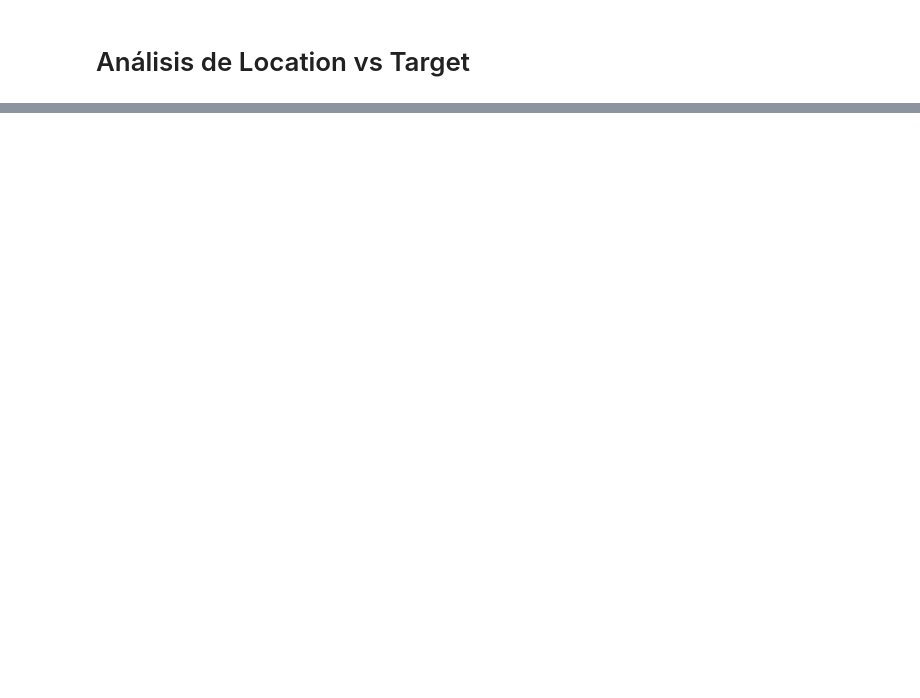
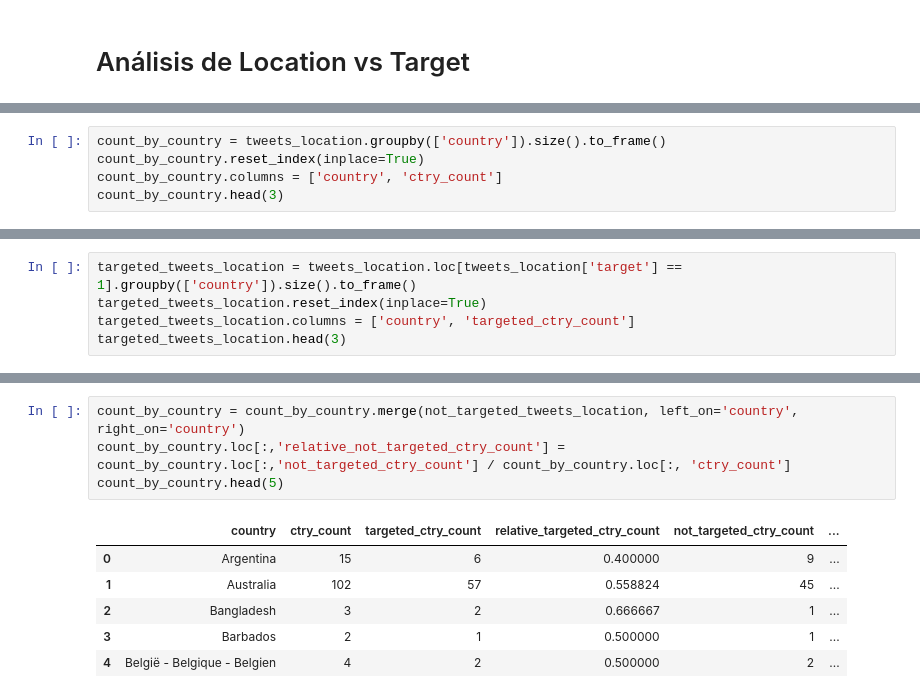
Before and after one commit to danielacarrero/orga-datos, a Jupyter notebook: TP1/analysis.ipynb, the cells around one changed output, grey strips where cells are left out. Drawn from its saved outputs; the diff is of its cells as text; blank space fills up the shorter version.

```diff
--- a/TP1/analysis.ipynb
+++ b/TP1/analysis.ipynb
@@ -347,0 +340,5 @@ g.legend(loc='upper left')
+# %%
+count_by_country = tweets_location.groupby(['country']).size().to_frame()
+count_by_country.reset_index(inplace=True)
+count_by_country.columns = ['country', 'ctry_count']
+count_by_country.head(3)
@@ -347,0 +350,5 @@ g.legend(loc='upper left')
+# %%
+targeted_tweets_location = tweets_location.loc[tweets_location['target'] == 1].groupby(['country']).size().to_frame()
+targeted_tweets_location.reset_index(inplace=True)
+targeted_tweets_location.columns = ['country', 'targeted_ctry_count']
+targeted_tweets_location.head(3)
@@ -347,0 +406,11 @@ g.legend(loc='upper left')
+# %%
+count_by_country = count_by_country.merge(not_targeted_tweets_location, left_on='country', right_on='country')
+count_by_country.loc[:,'relative_not_targeted_ctry_count'] = count_by_country.loc[:,'not_targeted_ctry_count'] / count_by_country.loc[:, 'ctry_count']
+count_by_country.head(5)
+# %% [output]
+|  | country | ctry_count | targeted_ctry_count | relative_targeted_ctry_count | not_targeted_ctry_count | ... |
+| 0 | Argentina | 15 | 6 | 0.400000 | 9 | ... |
+| 1 | Australia | 102 | 57 | 0.558824 | 45 | ... |
+| 2 | Bangladesh | 3 | 2 | 0.666667 | 1 | ... |
+| 3 | Barbados | 2 | 1 | 0.500000 | 1 | ... |
+| 4 | België - Belgique - Belgien | 4 | 2 | 0.500000 | 2 | ... |
```
Also changed, not shown: parts of 27 cells of this notebook.
